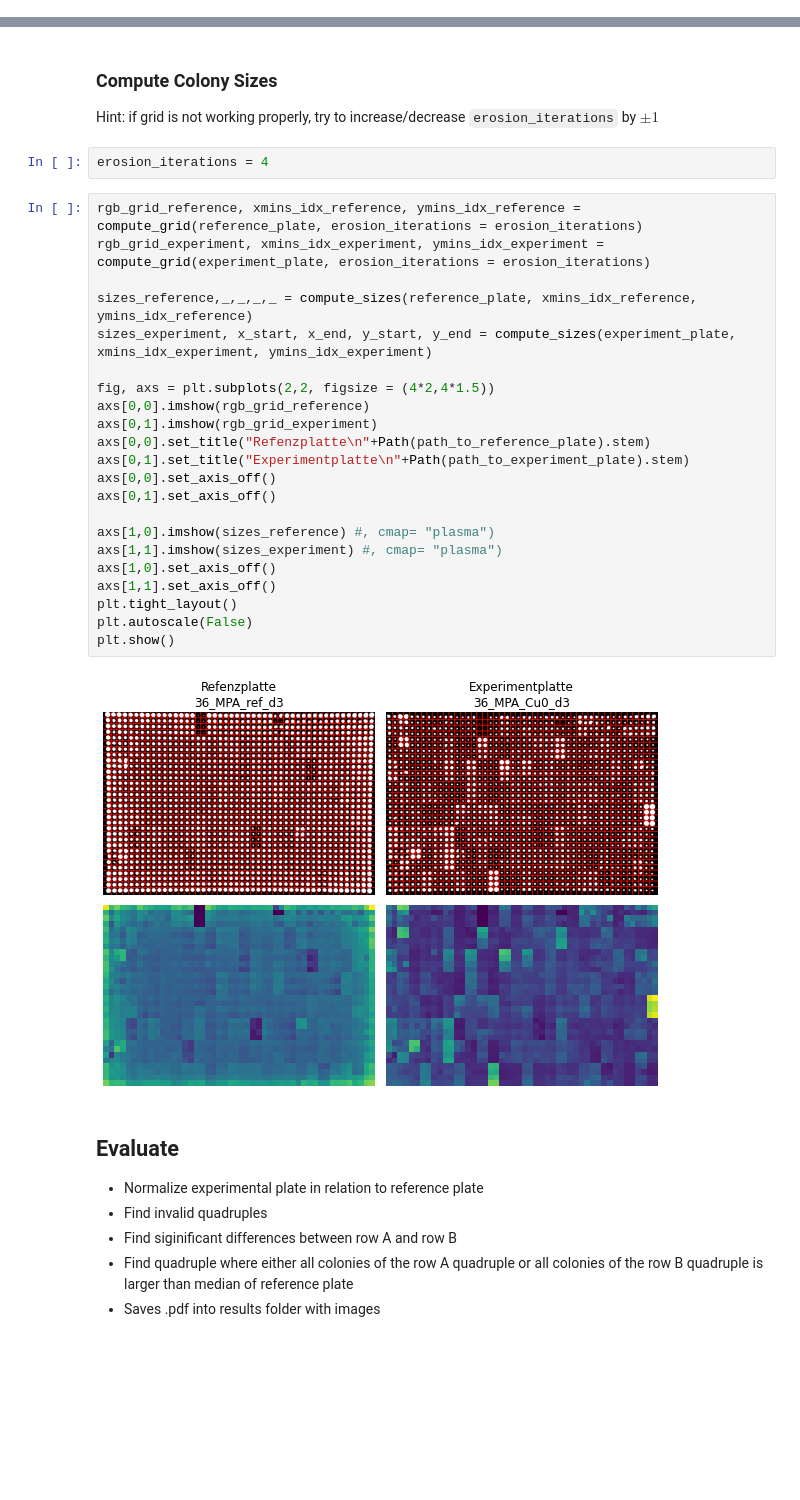
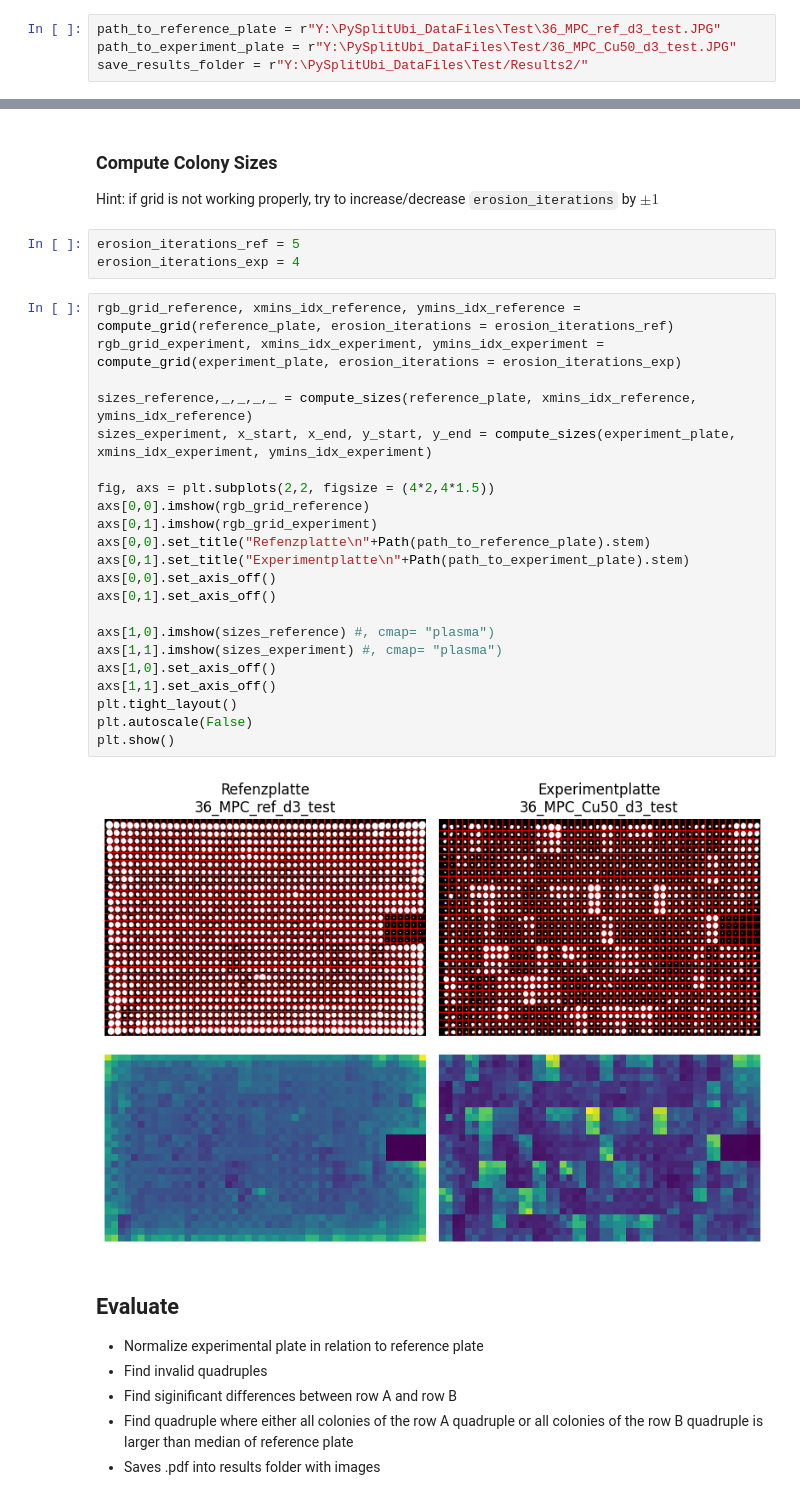
Before and after one commit to HannahKniesel/Hefekulturen, a Jupyter notebook: Hefekulturen.ipynb, the cells around one changed output, grey strips where cells are left out. Saved outputs shown, nothing was run; the diff lists cells and outputs as text; blank space fills up the shorter version.

```diff
--- a/Hefekulturen.ipynb
+++ b/Hefekulturen.ipynb
@@ -22,3 +23,7 @@ save_results_folder = "./Results/"
+# %%
+path_to_reference_plate = r"Y:\PySplitUbi_DataFiles\Test\36_MPC_ref_d3_test.JPG"
+path_to_experiment_plate = r"Y:\PySplitUbi_DataFiles\Test/36_MPC_Cu50_d3_test.JPG"
+save_results_folder = r"Y:\PySplitUbi_DataFiles\Test/Results2/"
 # %%
 # IMG_SIZE = 8
 MIN_COLONY_SIZE = 250
@@ -48,32 +53,33 @@ plt.show()
 ### Compute Colony Sizes
 
 Hint: if grid is not working properly, try to increase/decrease `erosion_iterations` by $\pm 1$
-# %%
-erosion_iterations = 4
+# %%
+erosion_iterations_ref = 5
+erosion_iterations_exp = 4
 # %%
-rgb_grid_reference, xmins_idx_reference, ymins_idx_reference = compute_grid(reference_plate, erosion_iterations = erosion_iterations)
-rgb_grid_experiment, xmins_idx_experiment, ymins_idx_experiment = compute_grid(experiment_plate, erosion_iterations = erosion_iterations)
+rgb_grid_reference, xmins_idx_reference, ymins_idx_reference = compute_grid(reference_plate, erosion_iterations = erosion_iterations_ref)
+rgb_grid_experiment, xmins_idx_experiment, ymins_idx_experiment = compute_grid(experiment_plate, erosion_iterations = erosion_iterations_exp)
 
 sizes_reference,_,_,_,_ = compute_sizes(reference_plate, xmins_idx_reference, ymins_idx_reference)
 sizes_experiment, x_start, x_end, y_start, y_end = compute_sizes(experiment_plate, xmins_idx_experiment, ymins_idx_experiment)
 
 fig, axs = plt.subplots(2,2, figsize = (4*2,4*1.5))
 axs[0,0].imshow(rgb_grid_reference)
 axs[0,1].imshow(rgb_grid_experiment)
 axs[0,0].set_title("Refenzplatte\n"+Path(path_to_reference_plate).stem)
 axs[0,1].set_title("Experimentplatte\n"+Path(path_to_experiment_plate).stem)
 axs[0,0].set_axis_off()
 axs[0,1].set_axis_off()
 
 axs[1,0].imshow(sizes_reference) #, cmap= "plasma")
 axs[1,1].imshow(sizes_experiment) #, cmap= "plasma")
 axs[1,0].set_axis_off()
 axs[1,1].set_axis_off()
 plt.tight_layout()
 plt.autoscale(False)
 plt.show()
 # %% [output]
-[figure, old version]
+[figure, new version]
 # %% [markdown]
 ## Evaluate
 - Normalize experimental plate in relation to reference plate
```
Also changed, not shown: parts of 6 cells of this notebook, 1 other file.
